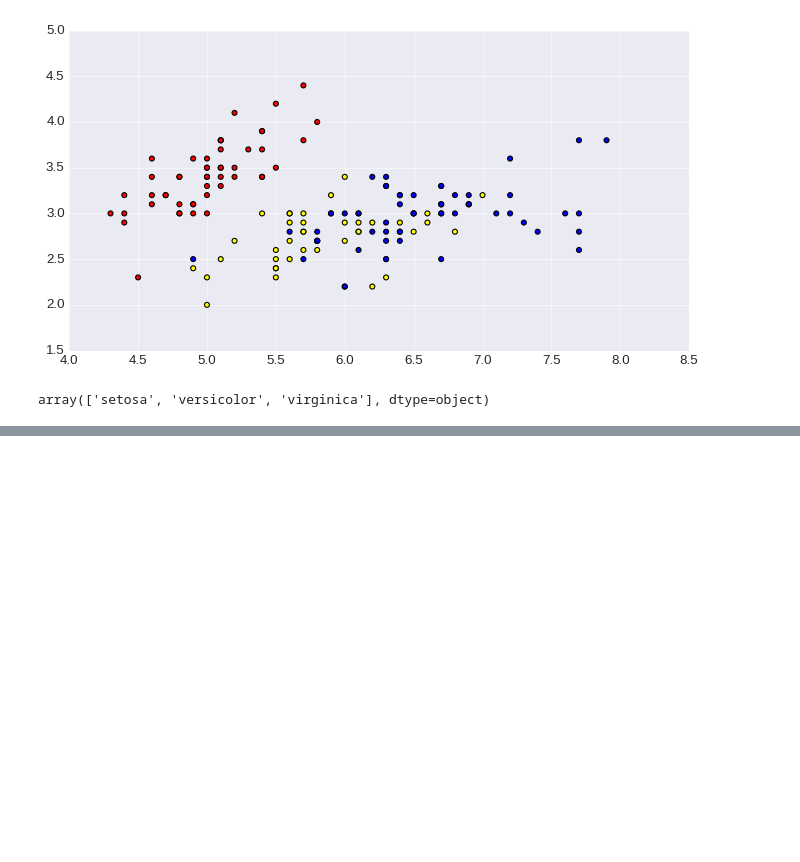
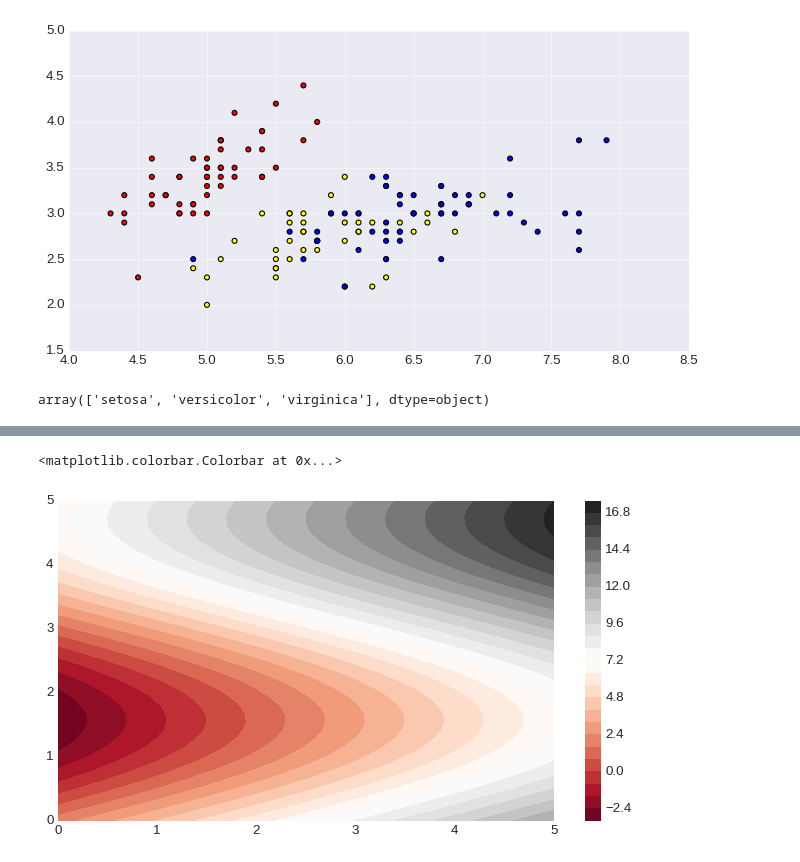
Before and after one commit to mirpouya/Basics-of-ML, a Jupyter notebook: Matplotlib_Intermediate.ipynb, the cells around one changed output, grey strips where cells are left out. Cells and saved outputs as stored; diff of their text form; code cells hidden in the pictures; blank space fills up the shorter version.

```diff
--- a/Matplotlib_Intermediate.ipynb
+++ b/Matplotlib_Intermediate.ipynb
@@ -225,0 +275,8 @@ array(['setosa', 'versicolor', 'virginica'], dtype=object)
+# %%
+# drawing contour plot
+plt.figure(figsize=(10,5))
+plt.contourf(X,Y,Z,30, cmap="RdGy")
+plt.colorbar()
+# %% [output]
+<matplotlib.colorbar.Colorbar at 0x...>
+[figure, added]
```
Also changed, not shown: parts of 9 cells of this notebook.
